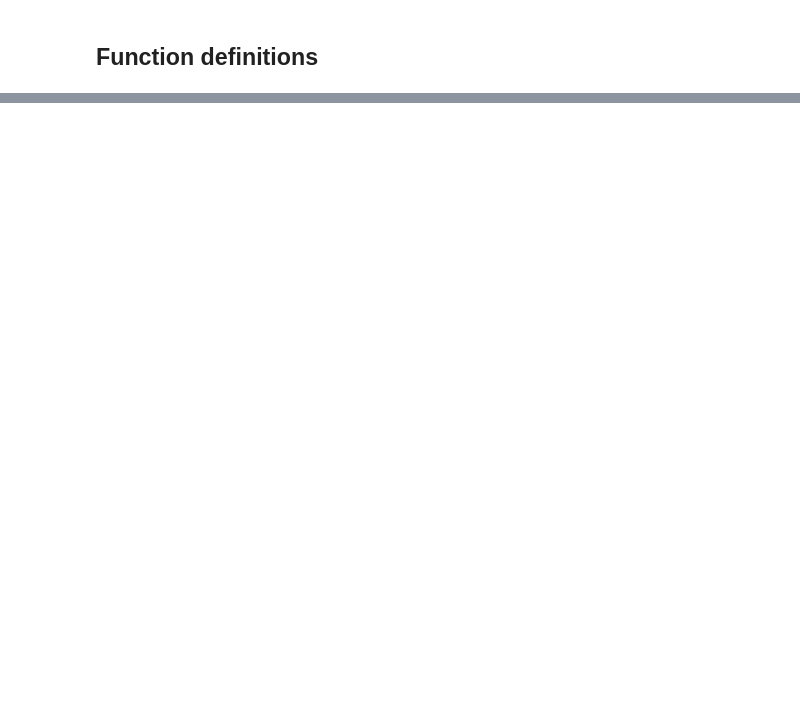
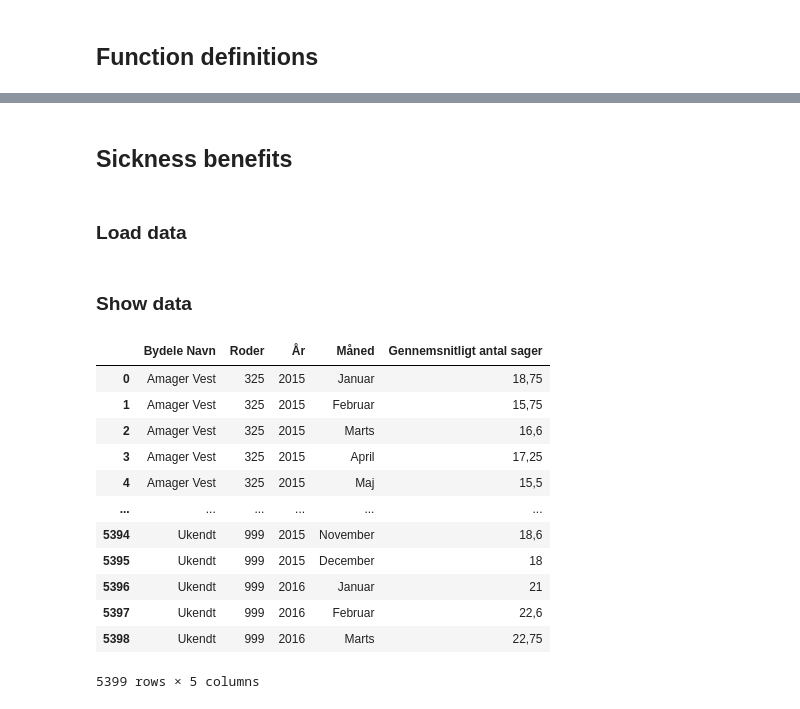
Before and after one commit to wojciechdk/social_data_analysis_and_visualization_final_project, a Jupyter notebook: explainer_notebook.ipynb, the cells around one changed output, grey strips where cells are left out. Cells and saved outputs as stored; diff of their text form; code cells hidden in the pictures; blank space fills up the shorter version.

```diff
--- a/explainer_notebook.ipynb
+++ b/explainer_notebook.ipynb
@@ -199,0 +337,25 @@ path_sklearn_text_analysis_tutorial_root = path_resources_root / 'sklearn_text_a
+# %% [markdown]
+## Sickness benefits
+# %% [markdown]
+### Load data
+# %%
+df_sickness_benefits_raw = pd.read_csv(
+    path_resources_root / 'sygedagpenge-201501---201605-ydelsesmodtageregeo.csv')
+# %% [markdown]
+### Show data
+# %%
+display(df_sickness_benefits_raw)
+# %% [output]
+|  | Bydele Navn | Roder | År | Måned | Gennemsnitligt antal sager |
+| 0 | Amager Vest | 325 | 2015 | Januar | 18,75 |
+| 1 | Amager Vest | 325 | 2015 | Februar | 15,75 |
+| 2 | Amager Vest | 325 | 2015 | Marts | 16,6 |
+| 3 | Amager Vest | 325 | 2015 | April | 17,25 |
+| 4 | Amager Vest | 325 | 2015 | Maj | 15,5 |
+| ... | ... | ... | ... | ... | ... |
+| 5394 | Ukendt | 999 | 2015 | November | 18,6 |
+| 5395 | Ukendt | 999 | 2015 | December | 18 |
+| 5396 | Ukendt | 999 | 2016 | Januar | 21 |
+| 5397 | Ukendt | 999 | 2016 | Februar | 22,6 |
+| 5398 | Ukendt | 999 | 2016 | Marts | 22,75 |
+5399 rows × 5 columns
```
Also changed, not shown: parts of 35 cells of this notebook, 1 other file.
